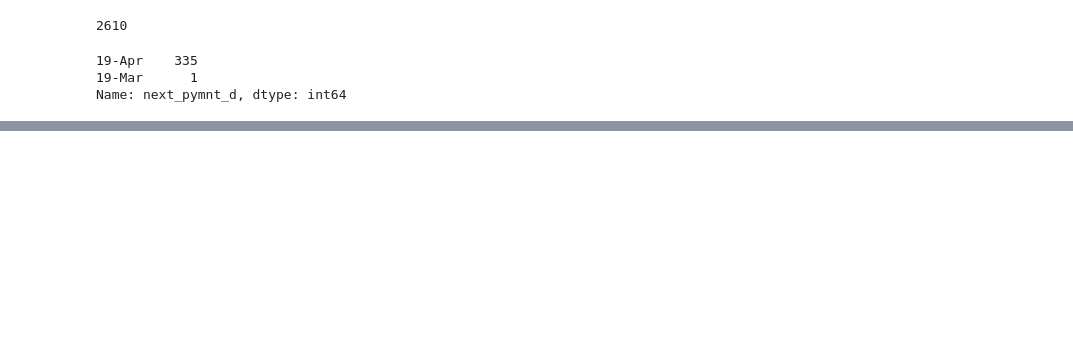
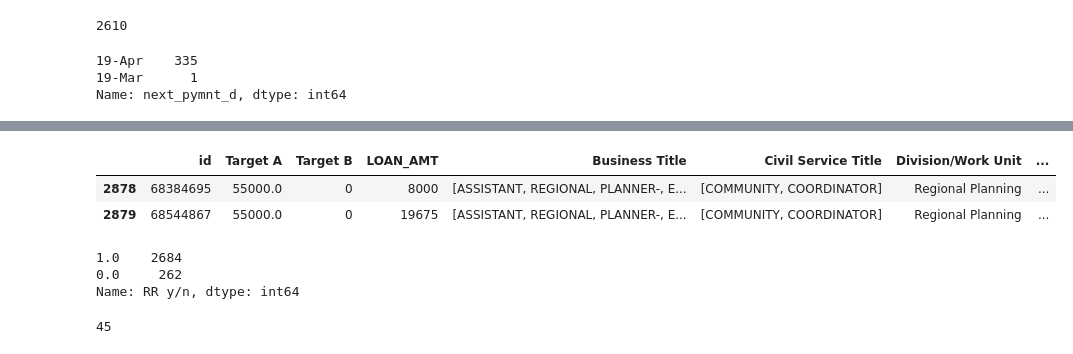
Before and after one commit to sreeharipa/Salary-satisfaction, a Jupyter notebook: analysis.ipynb, the cells around one changed output, grey strips where cells are left out. Saved outputs shown, nothing was run; the diff lists cells and outputs as text; code cells hidden in the pictures; blank space fills up the shorter version.

```diff
--- a/analysis.ipynb
+++ b/analysis.ipynb
@@ -937,0 +1059,2 @@ df['last_credit_pull_d'] = df['last_credit_pull_d'].apply(lambda x: x.split('-')
+# %%
+df['Civil Service Title'] = df['Civil Service Title'].apply(lambda x: x.split(' '))
@@ -937,0 +1081,2 @@ df['last_credit_pull_d'] = df['last_credit_pull_d'].apply(lambda x: x.split('-')
+# %%
+df['cstitle'] = df['Civil Service Title'].apply(find_bustitle)
@@ -937,0 +1131,3 @@ df['last_credit_pull_d'] = df['last_credit_pull_d'].apply(lambda x: x.split('-')
+# %%
+df.loc[~df['Additional Information'].isnull(), 'addinfo y/n'] = 1
+df.loc[df['Additional Information'].isnull(), 'addinfo y/n'] = 0
@@ -937,0 +1144,2 @@ df['last_credit_pull_d'] = df['last_credit_pull_d'].apply(lambda x: x.split('-')
+# %%
+df['Residency Requirement'] = df['Residency Requirement'].apply(lambda x: str(x).split(' ')[0])
@@ -937,0 +1166,6 @@ df['last_credit_pull_d'] = df['last_credit_pull_d'].apply(lambda x: x.split('-')
+# %%
+df.loc[df['Residency Requirement'] == ':']
+# %% [output]
+|  | id | Target A | Target B | LOAN_AMT | Business Title | Civil Service Title | Division/Work Unit | ... |
+| 2878 | 68384695 | 55000.0 | 0 | 8000 | [ASSISTANT, REGIONAL, PLANNER-, E... | [COMMUNITY, COORDINATOR] | Regional Planning | ... |
+| 2879 | 68544867 | 55000.0 | 0 | 19675 | [ASSISTANT, REGIONAL, PLANNER-, E... | [COMMUNITY, COORDINATOR] | Regional Planning | ... |
@@ -937,0 +1189,10 @@ df['last_credit_pull_d'] = df['last_credit_pull_d'].apply(lambda x: x.split('-')
+# %%
+df['RR y/n'].value_counts()
+# %% [output]
+1.0    2684
+0.0     262
+Name: RR y/n, dtype: int64
+# %%
+df['DevType'].isnull().sum()
+# %% [output]
+45
```
Also changed, not shown: parts of 58 cells of this notebook, 1 other file.
